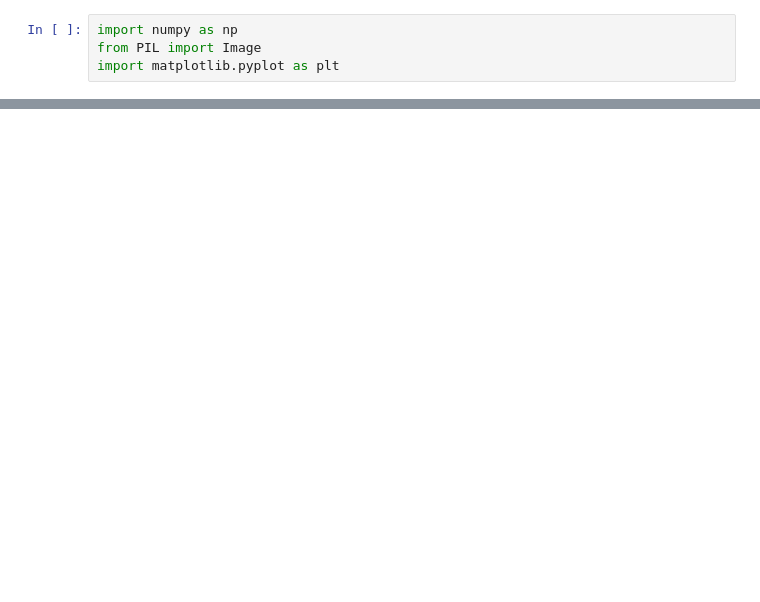
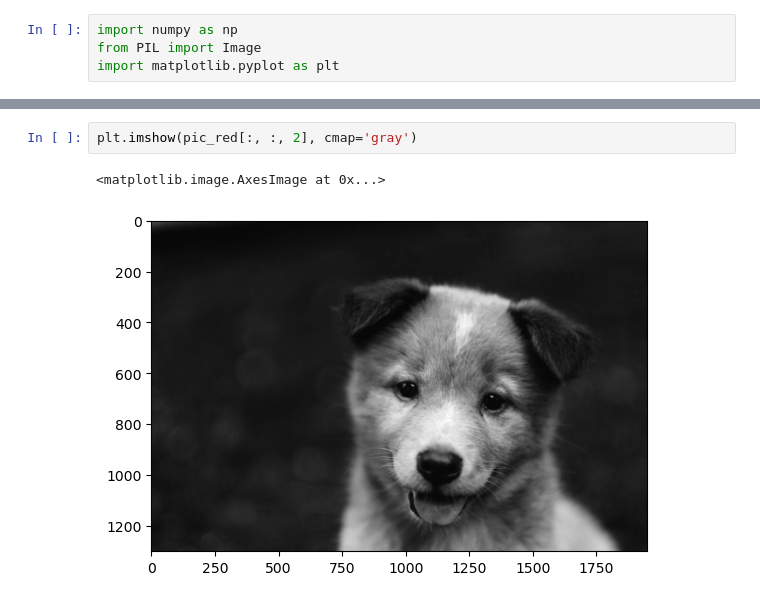
Before and after one commit to ramnareeesh/ml-playgrounds, a Jupyter notebook: Computer Vision/Images and Numpy.ipynb, the cells around one changed output, grey strips where cells are left out. Drawn from its saved outputs; the diff is of its cells as text; blank space fills up the shorter version.

```diff
--- a/Computer Vision/Images and Numpy.ipynb
+++ b/Computer Vision/Images and Numpy.ipynb
@@ -8,0 +44,5 @@ FileNotFoundError: [Errno 2] No such file or directory: 'DATA/00-puppy.jpg'
+# %%
+plt.imshow(pic_red[:, :, 2], cmap='gray')
+# %% [output]
+<matplotlib.image.AxesImage at 0x...>
+[figure, added]
```
Also changed, not shown: parts of 14 cells of this notebook, 3 other files.
